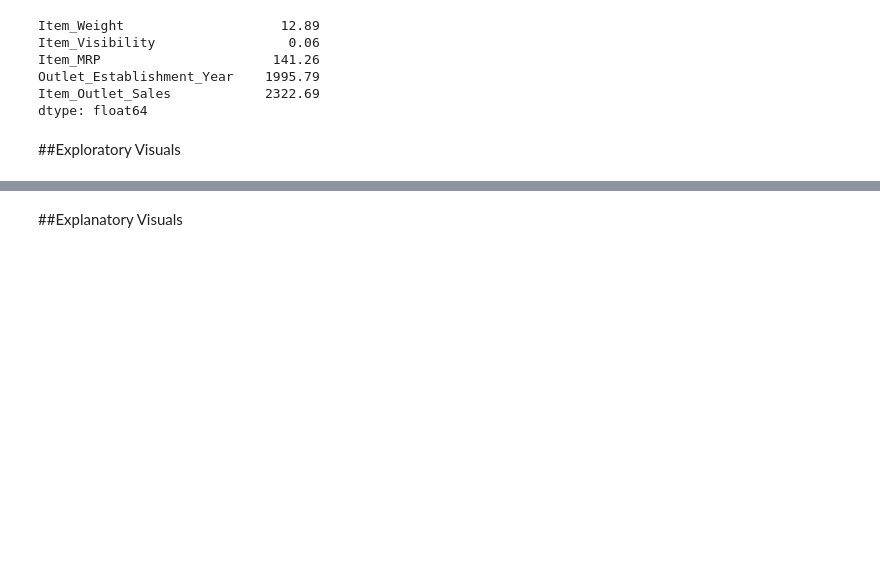
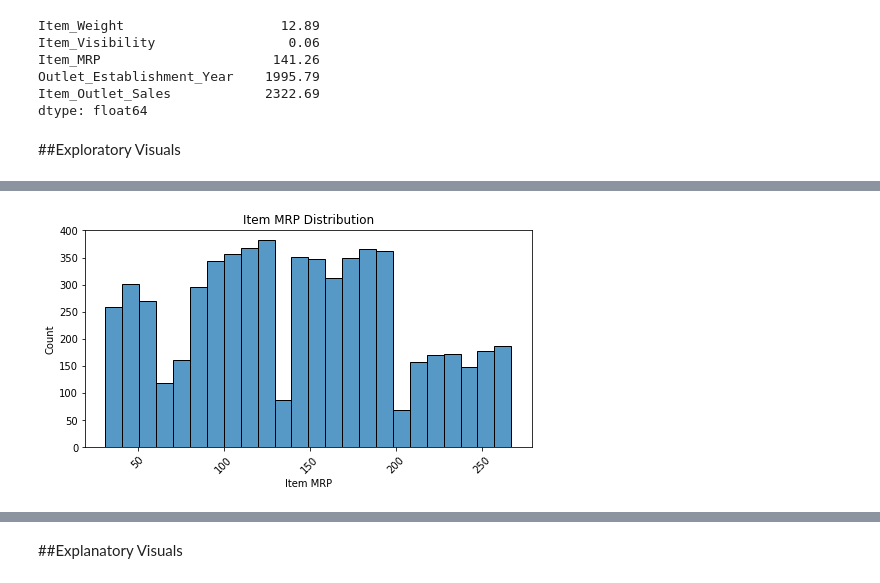
Before and after one commit to alexre24/Food-Sales-Predictions, a Jupyter notebook: Project_1.ipynb, the cells around one changed output, grey strips where cells are left out. Saved outputs shown, nothing was run; the diff lists cells and outputs as text; code cells hidden in the pictures; blank space fills up the shorter version.

```diff
--- a/Project_1.ipynb
+++ b/Project_1.ipynb
@@ -238,0 +251,9 @@ dtype: float64
+# %%
+plt.figure(figsize = (8,4))
+sns.histplot(data = sales_df, x = "Item_MRP");
+plt.xticks(rotation = 45);
+plt.xlabel("Item MRP")
+plt.ylabel("Count")
+plt.title("Item MRP Distribution");
+# %% [output]
+[figure, added]
```
Also changed, not shown: parts of 8 cells of this notebook.
